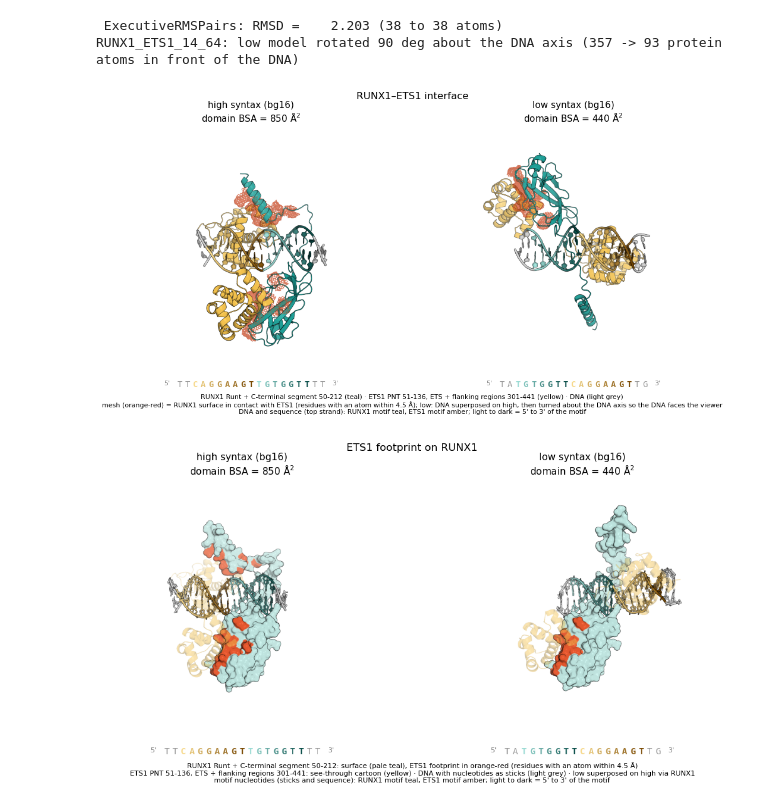
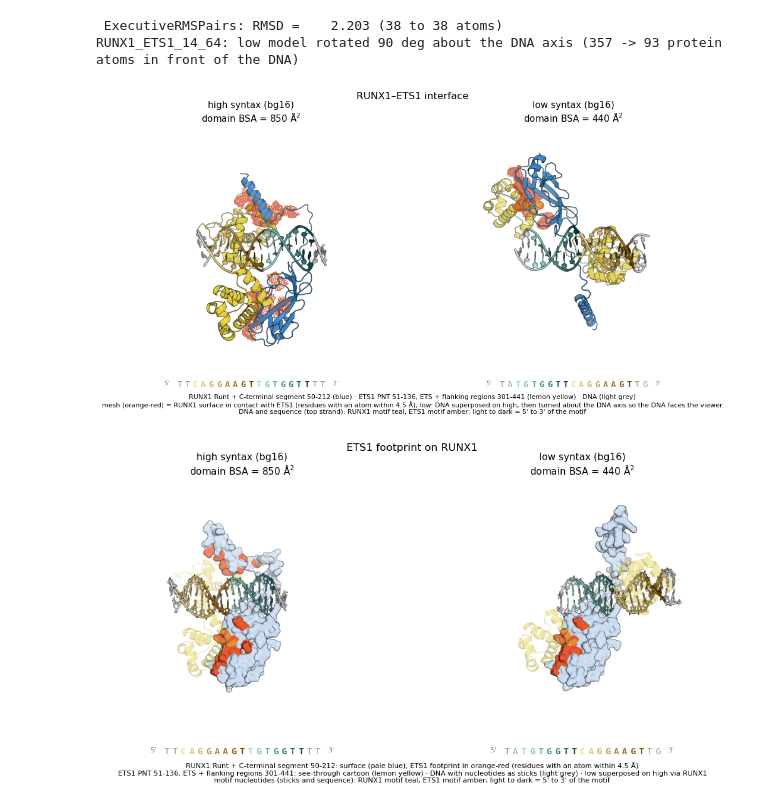
Before and after one commit to izu0421/thy_tf_dna, a Jupyter notebook: notebooks/4b_representative_structures_RUNX1_ETS1_n100_rho0.6.ipynb, the cells around one changed output. Cells and saved outputs as stored; diff of their text form; code cells hidden in the pictures.

```diff
--- a/notebooks/4b_representative_structures_RUNX1_ETS1_n100_rho0.6.ipynb
+++ b/notebooks/4b_representative_structures_RUNX1_ETS1_n100_rho0.6.ipynb
@@ -17,7 +17,7 @@ warnings.filterwarnings("ignore")
 logging.getLogger("matplotlib.font_manager").setLevel(logging.ERROR)
 # %%
 # representative high vs low structures for one TF pair: RUNX1-ETS1 (motif combination 14_64); same code as notebook 4 (RUNX1-LEF1), but RUNX1 and the ETS1 ETS domain are extended to the regions of the 4L0Z crystal interface (Shrivastava et al. 2014) - see DOMAIN_OVERRIDE
-# domain-only BSA comes from scripts/domain_bsa.py (curated UniProt/Pfam domains, see notebook 7)
+# domain-only BSA comes from scripts/domain_bsa.py (curated UniProt/Pfam domains)
 OUT = "../af3_screen_n100_rho0.6/outputs_inference"
 GROUPS = ["RUNX1_ETS1_14_64"]
 PAIR = "_".join(GROUPS[0].split("_")[:2])
@@ -51,14 +51,16 @@ LOW_PANEL = "dna"
 IDR_NOTE = {"none": "", "linkers": "linker between a TF's domains: lighter tint",
             "all": "residues outside the annotated domains: lighter tint"}[SHOW_IDR]
 
-# structure colours in the style of Baker-lab figures (teal / yellow complex partners, grey context;
+# proteins and DNA use different hues so they cannot be confused: TF1 blue, TF2 lemon yellow;
+# the motifs on the DNA are teal (TF1 motif) and amber (TF2 motif), see MOTIF_GRADIENT.
+# flat outlined style after Baker-lab figures (two-colour complex partners, grey context;
 # e.g. Vazquez Torres et al. Nature 2023, Cao et al. Nature 2022)
-COL = {"TF1": "#1f9e96", "TF2": "#f2c14e", "DNA": "#d0d0d0", "IFACE": "#e4572e",
+COL = {"TF1": "#3a82c4", "TF2": "#e3cf3c", "DNA": "#d0d0d0", "IFACE": "#e4572e",
        "MOTIF1": "#0f766e", "MOTIF2": "#b7791f",
-       "IDR1": "#a6dbd6", "IDR2": "#fae6b0"}  # residues outside the annotated domains (only if SHOW_IDR)
+       "IDR1": "#b3cde8", "IDR2": "#f3eaa6"}  # residues outside the annotated domains (only if SHOW_IDR)
 # each TF's motif on the DNA: gradient light -> dark along the motif (5' -> 3' of the motif as written)
 MOTIF_GRADIENT = {"MOTIF1": ("#9adbd4", "#0a4f4a"), "MOTIF2": ("#f7d98b", "#7a4a03")}
-COL_NAME = {"TF1": "teal", "TF2": "yellow", "DNA": "light grey", "IFACE": "orange-red",
+COL_NAME = {"TF1": "blue", "TF2": "lemon yellow", "DNA": "light grey", "IFACE": "orange-red",
             "MOTIF1": "teal", "MOTIF2": "amber"}
 
 def yy_pymol_colours(cmd):
@@ -566,7 +568,7 @@ plt.savefig(f"../results/figures/representative_{tf1}_{tf2}_{TAG}_interface.pdf"
 plt.show()
 plt.close()
 # %% [output]
-[figure, old version]
+[figure, new version]
 # %%
 # "binder footprint" view: TF1 as a surface with the TF2 footprint painted on it, TF2 as a see-through cartoon,
 # DNA with its nucleotides as sticks. Footprint = TF1 residues with a heavy atom within contact_cut A of TF2,
@@ -578,7 +580,7 @@ def yy_render_footprint(group, width=1400, height=1300, contact_cut=4.5, tf2_tra
     p.start()
     cmd = p.cmd
     yy_pymol_colours(cmd)
-    cmd.set_color("yy_TF1_surf", [0.74, 0.89, 0.87])  # pale teal: TF1 surface outside the footprint
+    cmd.set_color("yy_TF1_surf", [0.79, 0.86, 0.94])  # pale blue: TF1 surface outside the footprint
     for cls in ["high", "low"]:
         cmd.load(f"{OUT}/{reps[(group, cls)]}_model.cif", cls)
     cmd.super(f"low and chain A and resi {yy_resi(tf1)} and name CA", f"high and chain A and resi {yy_resi(tf1)} and name CA")
@@ -630,32 +632,32 @@ def yy_render_footprint(group, width=1400, height=1300, contact_cut=4.5, tf2_tra
     cmd.zoom(" or ".join(shown), buffer=1, complete=1)
     for cls in ["high", "low"]:
         cmd.disable("all")
         for obj in [cls, f"surf_{cls}", f"tf2_{cls}"]:
             cmd.enable(obj)
         cmd.png(f"../results/figures/representative_structures/{reps[(group, cls)]}_{TAG}_footprint.png",
                 width=width, height=height, dpi=300, ray=1)
     p.stop()
 
 yy_render_footprint(group)
 
 fig, axes = plt.subplots(1, 2, figsize=(11, 5.6))
 for ax, cls in zip(axes, ["high", "low"]):
     rep = reps[(group, cls)]
     ax.imshow(mpimg.imread(f"../results/figures/representative_structures/{rep}_{TAG}_footprint.png"))
     ax.axis("off")
     ax.set_title(f"{cls} syntax (bg{rep.split('_bg')[1]})\ndomain BSA = {dom_bsa[rep]:.0f} Å$^2$", fontsize=11)
     yy_draw_sequence(ax, rep)
 fig.suptitle(f"{tf2} footprint on {tf1}", fontsize=12)
 fig.text(0.5, 0.01,
-         f"{tf1} {yy_domain_label(tf1)}: surface (pale teal), {tf2} footprint in {COL_NAME['IFACE']} "
+         f"{tf1} {yy_domain_label(tf1)}: surface (pale blue), {tf2} footprint in {COL_NAME['IFACE']} "
          f"(residues with an atom within 4.5 Å)\n{tf2} {yy_domain_label(tf2)}: see-through cartoon ({COL_NAME['TF2']}) · "
          f"DNA with nucleotides as sticks ({COL_NAME['DNA']}) · low superposed on high via {tf1}\n"
          f"motif nucleotides (sticks and sequence): {tf1} motif {COL_NAME['MOTIF1']}, {tf2} motif {COL_NAME['MOTIF2']}; "
          f"light to dark = 5' to 3' of the motif",
          ha="center", va="bottom", fontsize=8)
 plt.tight_layout(rect=(0, 0.11, 1, 0.97))
 plt.savefig(f"../results/figures/representative_{tf1}_{tf2}_{TAG}_footprint.pdf", bbox_inches='tight')
 plt.show()
 plt.close()
 # %% [output]
-[figure, old version]
+[figure, new version]
```
Also changed, not shown: parts of 2 cells of this notebook, 24 other files.
